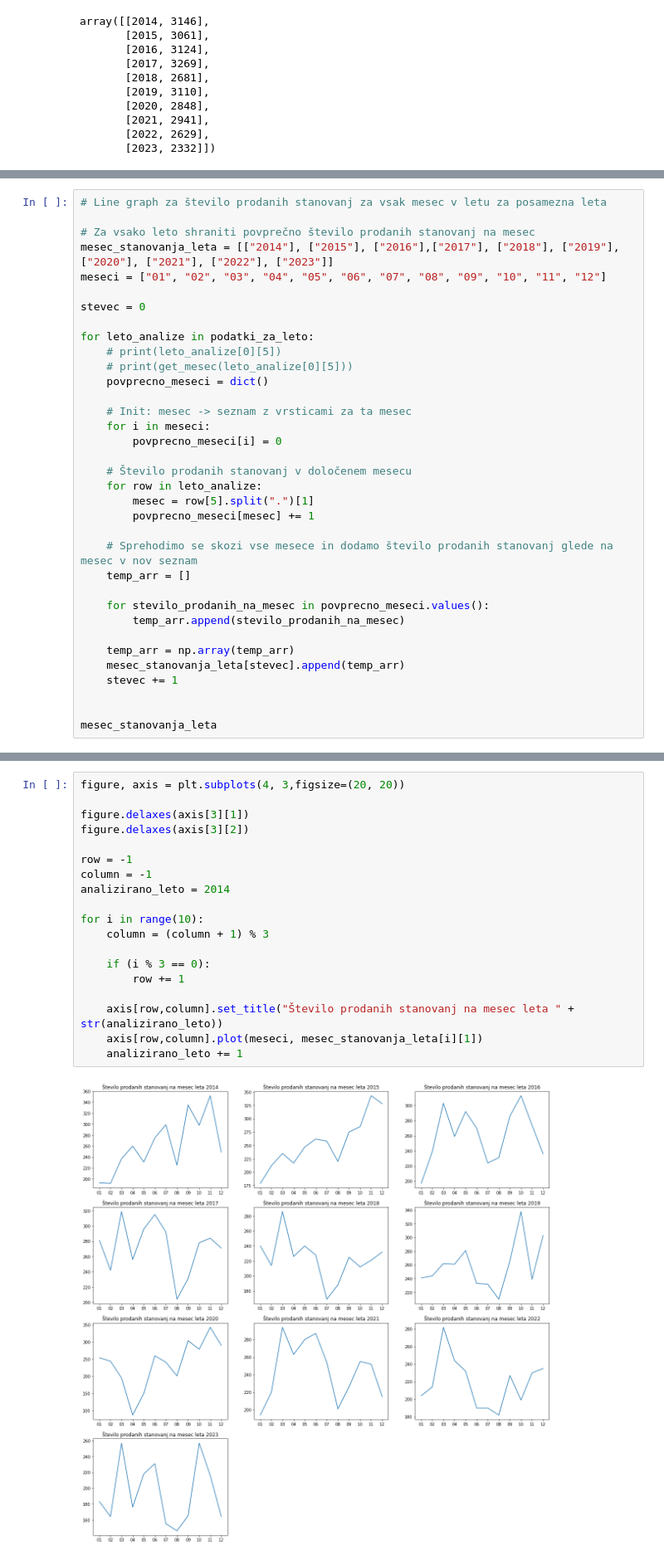
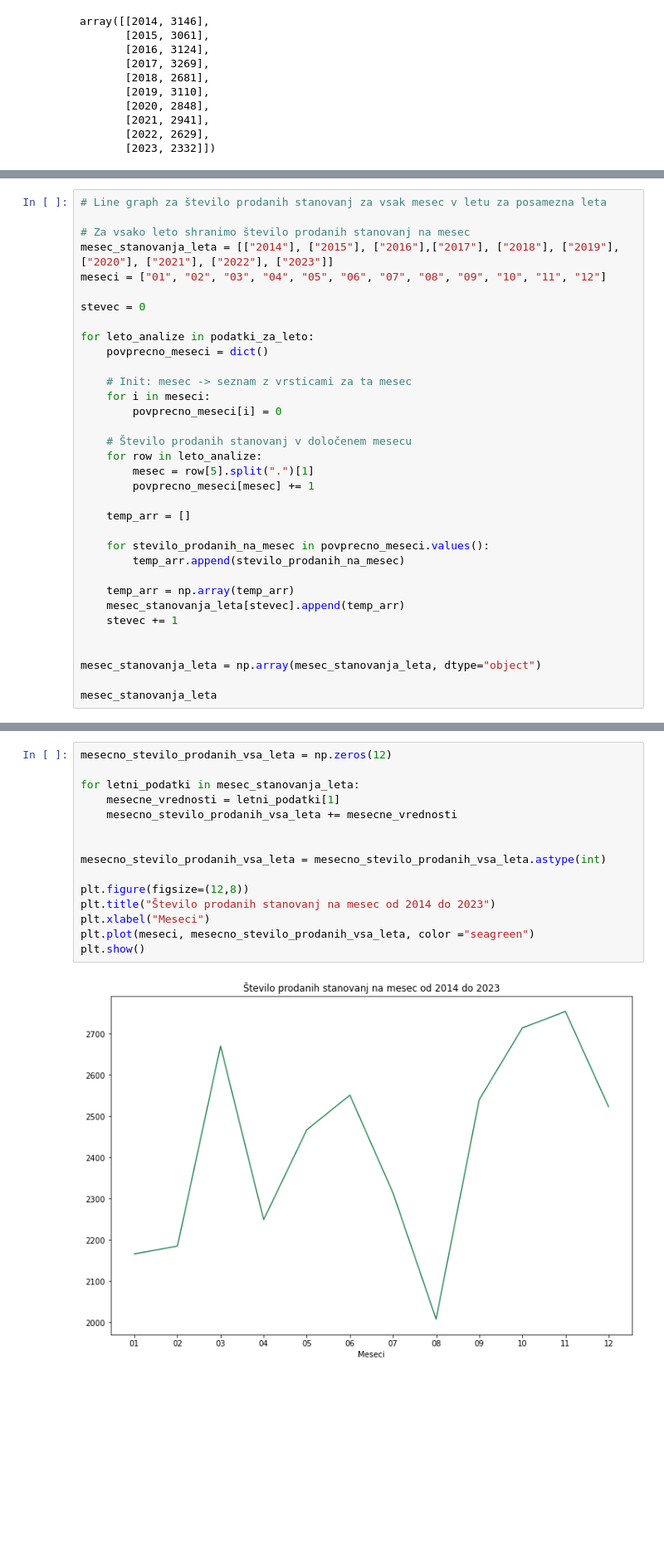
Before and after one commit to klemen-s/PR24KSLN, a Jupyter notebook: report.ipynb, the cells around one changed output, grey strips where cells are left out. Shown at 83% size. Saved outputs shown, nothing was run; the diff lists cells and outputs as text; blank space fills up the shorter version.

```diff
--- a/report.ipynb
+++ b/report.ipynb
@@ -164,15 +164,13 @@ plt.show()
 # %%
 # Line graph za število prodanih stanovanj za vsak mesec v letu za posamezna leta
 
-# Za vsako leto shraniti povprečno število prodanih stanovanj na mesec
+# Za vsako leto shranimo število prodanih stanovanj na mesec
 mesec_stanovanja_leta = [["2014"], ["2015"], ["2016"],["2017"], ["2018"], ["2019"],["2020"], ["2021"], ["2022"], ["2023"]]
 meseci = ["01", "02", "03", "04", "05", "06", "07", "08", "09", "10", "11", "12"]
 
 stevec = 0
 
 for leto_analize in podatki_za_leto:
-    # print(leto_analize[0][5])
-    # print(get_mesec(leto_analize[0][5]))
     povprecno_meseci = dict()
 
     # Init: mesec -> seznam z vrsticami za ta mesec
@@ -184,7 +182,6 @@ for leto_analize in podatki_za_leto:
         mesec = row[5].split(".")[1]
         povprecno_meseci[mesec] += 1
 
-    # Sprehodimo se skozi vse mesece in dodamo število prodanih stanovanj glede na mesec v nov seznam
     temp_arr = []
 
     for stevilo_prodanih_na_mesec in povprecno_meseci.values():
@@ -195,5 +192,7 @@ for leto_analize in podatki_za_leto:
     stevec += 1
 
 
+mesec_stanovanja_leta = np.array(mesec_stanovanja_leta, dtype="object")
+
 mesec_stanovanja_leta
 # %% [output]
@@ -210,21 +216,17 @@ mesec_stanovanja_leta
 # %%
-figure, axis = plt.subplots(4, 3,figsize=(20, 20))
+mesecno_stevilo_prodanih_vsa_leta = np.zeros(12)
 
-figure.delaxes(axis[3][1])
-figure.delaxes(axis[3][2])
+for letni_podatki in mesec_stanovanja_leta:
+    mesecne_vrednosti = letni_podatki[1]
+    mesecno_stevilo_prodanih_vsa_leta += mesecne_vrednosti
 
-row = -1
-column = -1
-analizirano_leto = 2014
 
-for i in range(10):
-    column = (column + 1) % 3
+mesecno_stevilo_prodanih_vsa_leta = mesecno_stevilo_prodanih_vsa_leta.astype(int)
 
-    if (i % 3 == 0):
-        row += 1
-
-    axis[row,column].set_title("Število prodanih stanovanj na mesec leta " + str(analizirano_leto))
-    axis[row,column].plot(meseci, mesec_stanovanja_leta[i][1])
-    analizirano_leto += 1
+plt.figure(figsize=(12,8))
+plt.title("Število prodanih stanovanj na mesec od 2014 do 2023")
+plt.xlabel("Meseci")
+plt.plot(meseci, mesecno_stevilo_prodanih_vsa_leta, color ="seagreen")
+plt.show()
 # %% [output]
-[figure, old version]
+[figure, new version]
```
Also changed, not shown: parts of 1 cell of this notebook.
